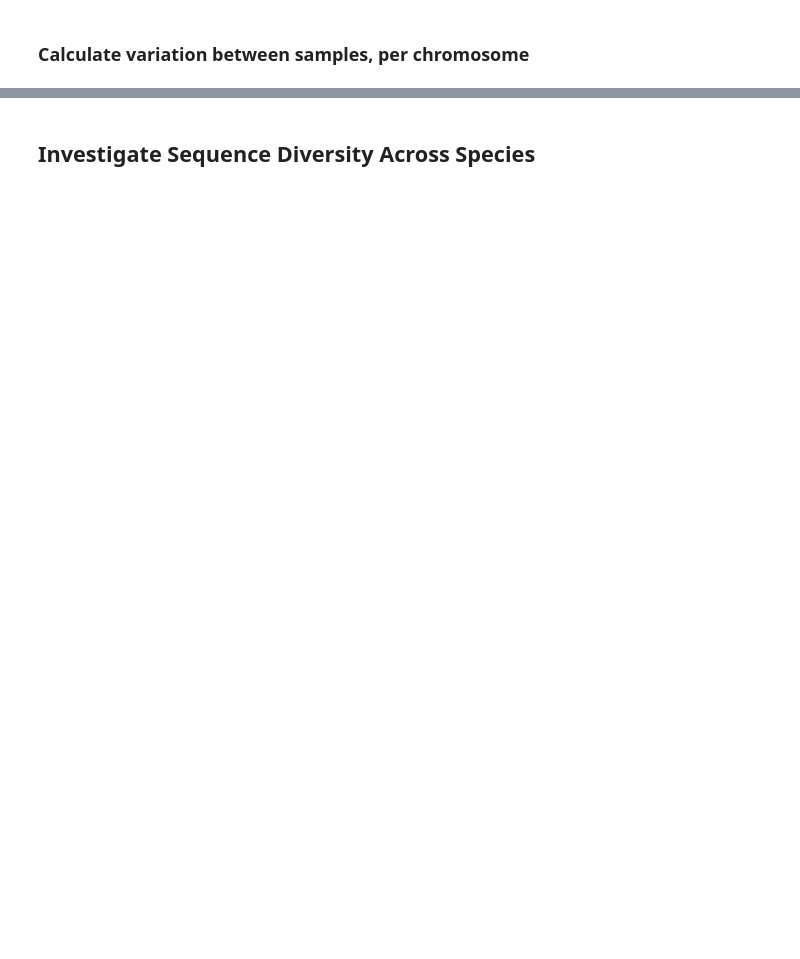
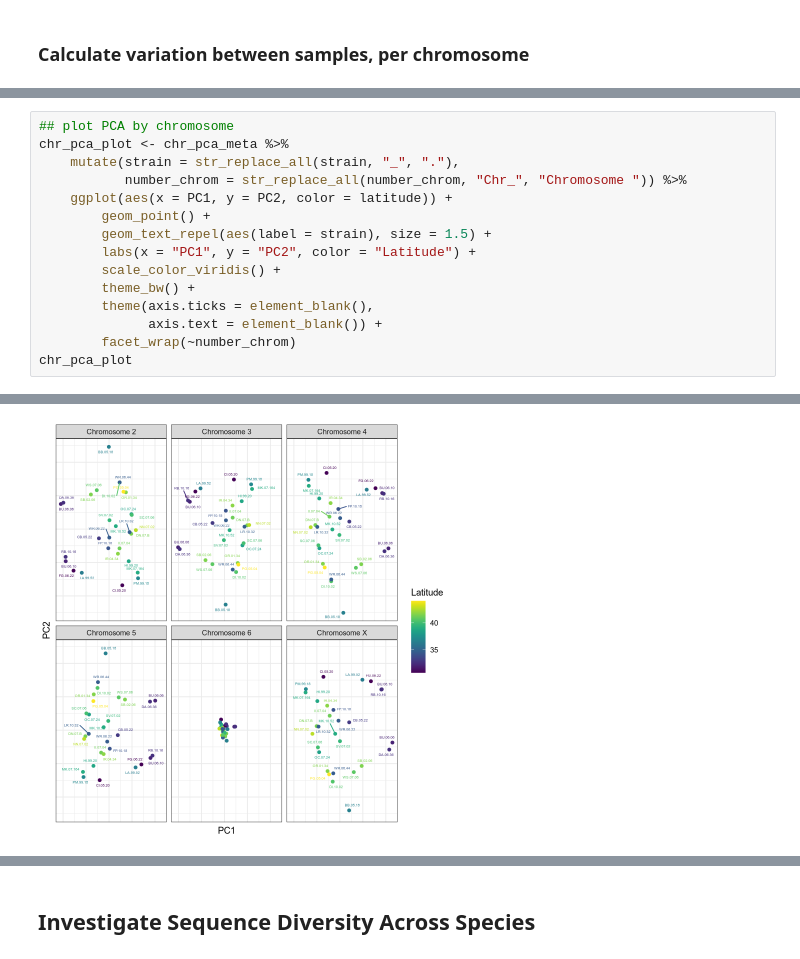
Before and after one commit to zwoonavery/americana_protoneoY, a Jupyter notebook: analysis/R_population_zwa.ipynb, the cells around one changed output, grey strips where cells are left out. Drawn from its saved outputs; the diff is of its cells as text; blank space fills up the shorter version.

```diff
--- a/analysis/R_population_zwa.ipynb
+++ b/analysis/R_population_zwa.ipynb
@@ -325,0 +408,16 @@ ggsave("figures/population/whole_pca.png", pca_var_proportion_graph, height = 6,
+# %%
+## plot PCA by chromosome
+chr_pca_plot <- chr_pca_meta %>%
+    mutate(strain = str_replace_all(strain, "_", "."),
+           number_chrom = str_replace_all(number_chrom, "Chr_", "Chromosome ")) %>%
+    ggplot(aes(x = PC1, y = PC2, color = latitude)) +
+        geom_point() +
+        geom_text_repel(aes(label = strain), size = 1.5) +
+        labs(x = "PC1", y = "PC2", color = "Latitude") +
+        scale_color_viridis() +
+        theme_bw() +
+        theme(axis.ticks = element_blank(),
+              axis.text = element_blank()) +
+        facet_wrap(~number_chrom)
+chr_pca_plot
+# %% [output]
@@ -325,0 +426 @@ ggsave("figures/population/whole_pca.png", pca_var_proportion_graph, height = 6,
+[figure, added]
```
Also changed, not shown: parts of 70 cells of this notebook, 12 other files.
